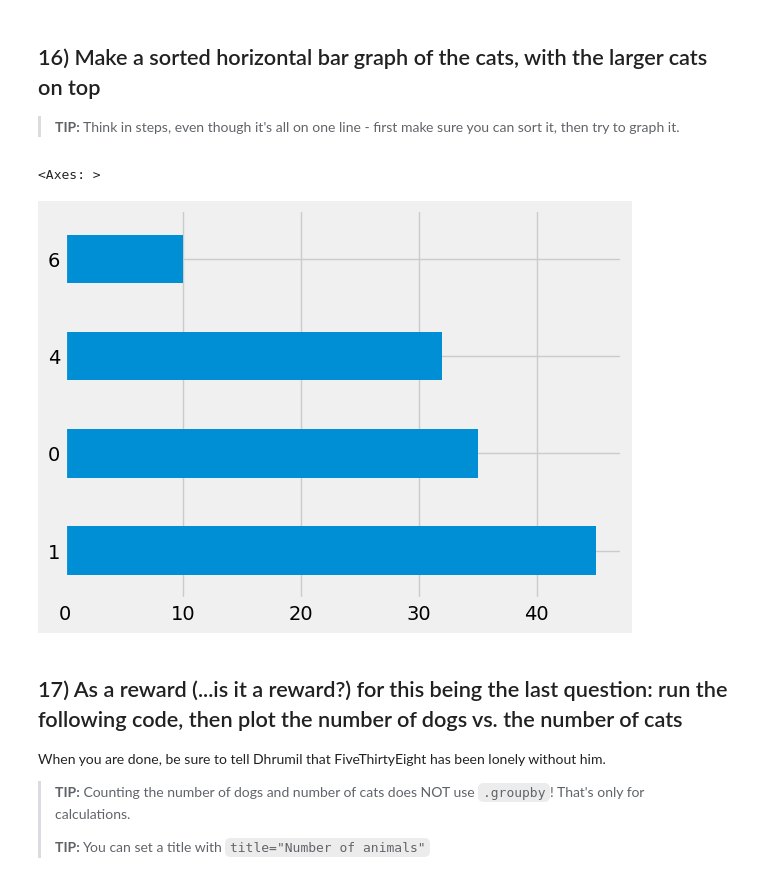
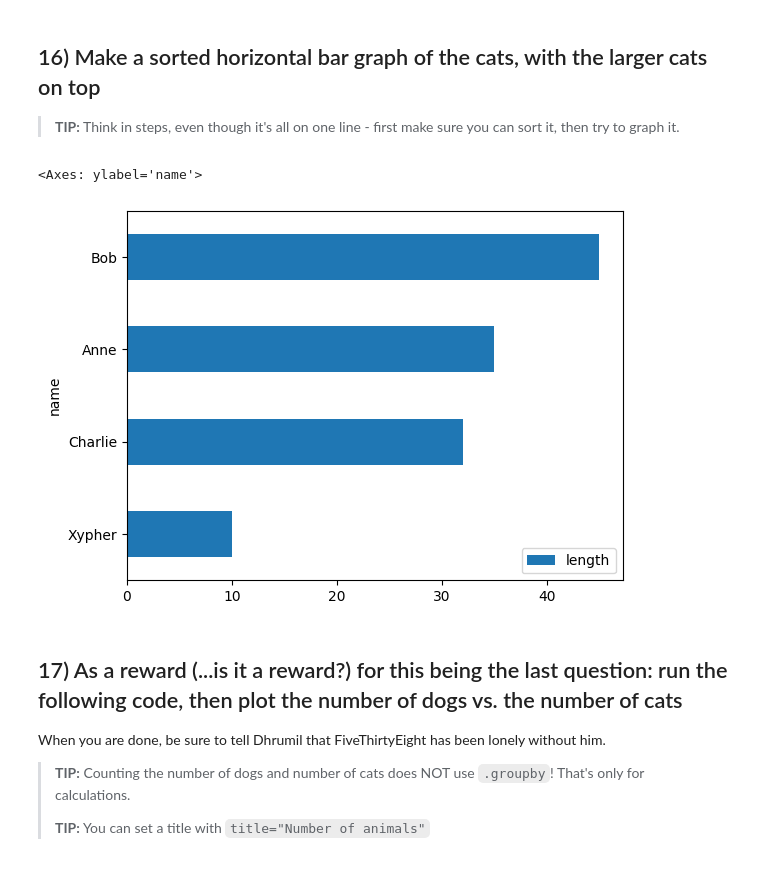
Before and after one commit to namanxshah/Homework-06-Pandas-and-GitHub, a Jupyter notebook: 01-Animals.ipynb, the cells around one changed output. Saved outputs shown, nothing was run; the diff lists cells and outputs as text; code cells hidden in the pictures.

```diff
--- a/01-Animals.ipynb
+++ b/01-Animals.ipynb
@@ -288,10 +288,10 @@ df.plot(x='name', y='length', kind='barh')
 
 > **TIP:** Think in steps, even though it's all on one line - first make sure you can sort it, then try to graph it.
 # %%
-df[df["animal"] == "cat"]["length"].sort_values(ascending=False).plot(kind='barh')
+df[df["animal"] == "cat"].sort_values(by="length").plot(x='name', y='length', kind='barh')
 # %% [output]
-<Axes: >
+<Axes: ylabel='name'>
-[figure, old version]
+[figure, new version]
 # %% [markdown]
 ## 17) As a reward (...is it a reward?) for this being the last question: run the following code, then plot the number of dogs vs. the number of cats
 
```
Also changed, not shown: 1 other file.
